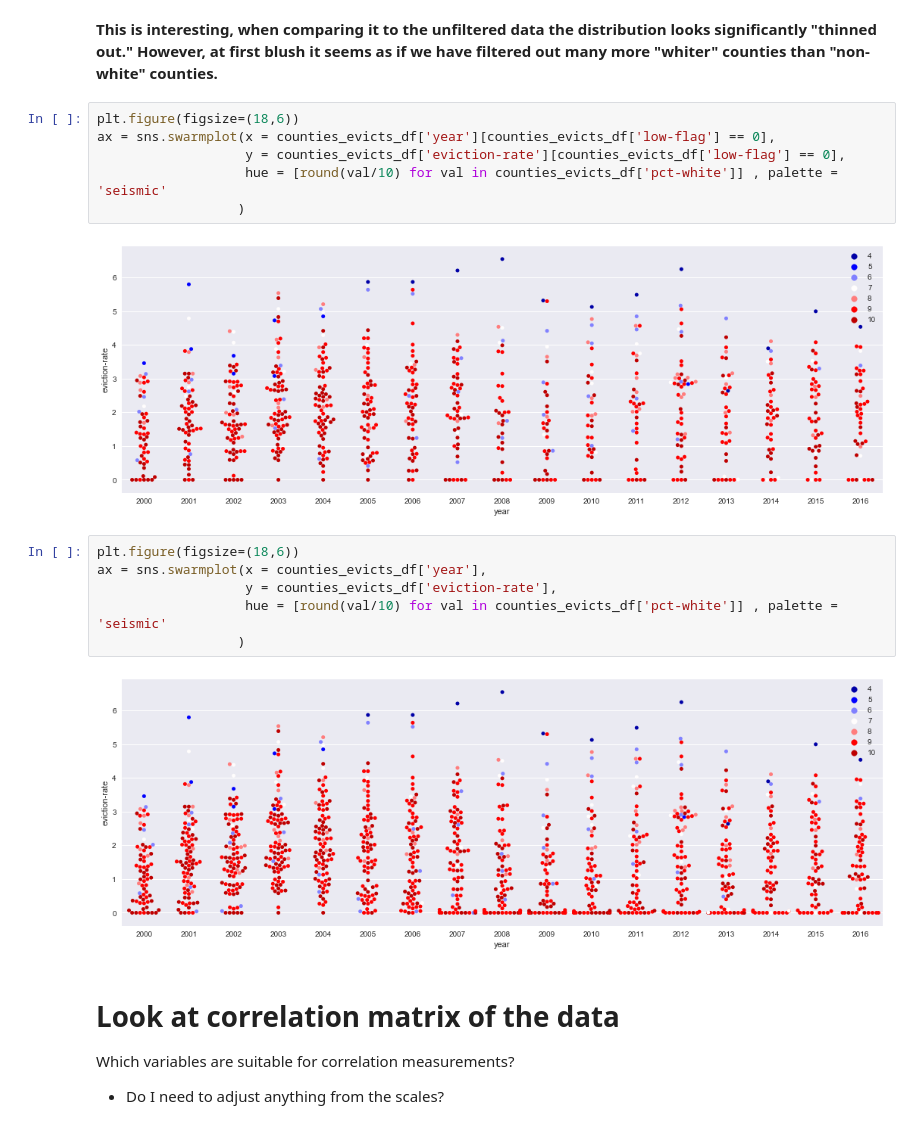
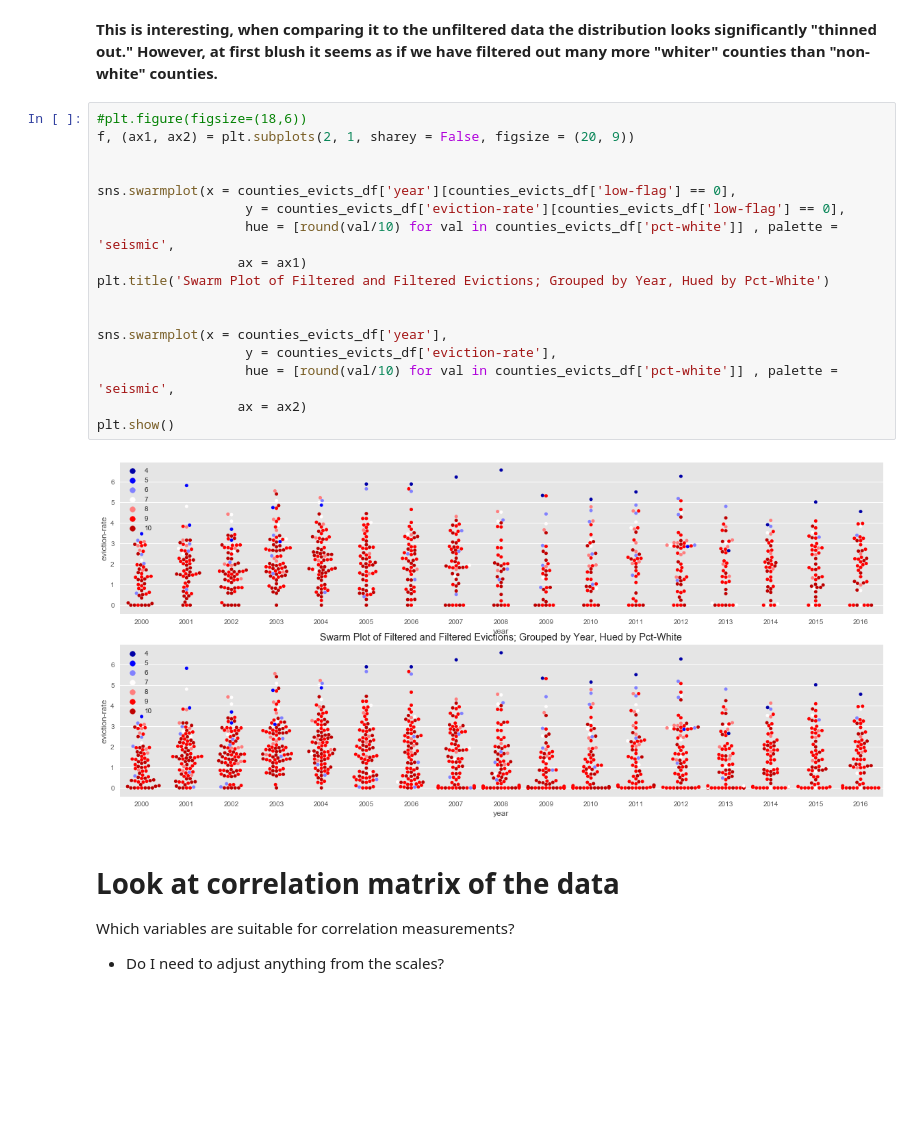
Before and after one commit to paulo-g-martinez/eviction-lab-tn-nss-capstone, a Jupyter notebook: regression-analysis-with-corrected-flags.ipynb, the cells around one changed output. Saved outputs shown, nothing was run; the diff lists cells and outputs as text; blank space fills up the shorter version.

```diff
--- a/regression-analysis-with-corrected-flags.ipynb
+++ b/regression-analysis-with-corrected-flags.ipynb
@@ -407,21 +411,24 @@ Text(0.5,1,'TN Counties Poverty vs Evictions by % White: 2000 - 2016')
 # %% [markdown]
 **This is interesting, when comparing it to the unfiltered data the distribution looks significantly "thinned out." However, at first blush it seems as if we have filtered out many more "whiter" counties than "non-white" counties.**
 # %%
-plt.figure(figsize=(18,6))
-ax = sns.swarmplot(x = counties_evicts_df['year'][counties_evicts_df['low-flag'] == 0],
+#plt.figure(figsize=(18,6))
+f, (ax1, ax2) = plt.subplots(2, 1, sharey = False, figsize = (20, 9))
+
+
+sns.swarmplot(x = counties_evicts_df['year'][counties_evicts_df['low-flag'] == 0],
                    y = counties_evicts_df['eviction-rate'][counties_evicts_df['low-flag'] == 0],
-                   hue = [round(val/10) for val in counties_evicts_df['pct-white']] , palette = 'seismic'
-                  )
+                   hue = [round(val/10) for val in counties_evicts_df['pct-white']] , palette = 'seismic',
+                  ax = ax1)
+plt.title('Swarm Plot of Filtered and Filtered Evictions; Grouped by Year, Hued by Pct-White')
+
+
+sns.swarmplot(x = counties_evicts_df['year'],
+                   y = counties_evicts_df['eviction-rate'],
+                   hue = [round(val/10) for val in counties_evicts_df['pct-white']] , palette = 'seismic',
+                  ax = ax2)
+plt.show()
 # %% [output]
-[figure, old version]
+[figure, new version]
-# %%
-plt.figure(figsize=(18,6))
-ax = sns.swarmplot(x = counties_evicts_df['year'],
-                   y = counties_evicts_df['eviction-rate'],
-                   hue = [round(val/10) for val in counties_evicts_df['pct-white']] , palette = 'seismic'
-                  )
-# %% [output]
-[figure, removed]
 # %% [markdown]
 # Look at correlation matrix of the data
 Which variables are suitable for correlation measurements?
```
Also changed, not shown: parts of 40 cells of this notebook.
